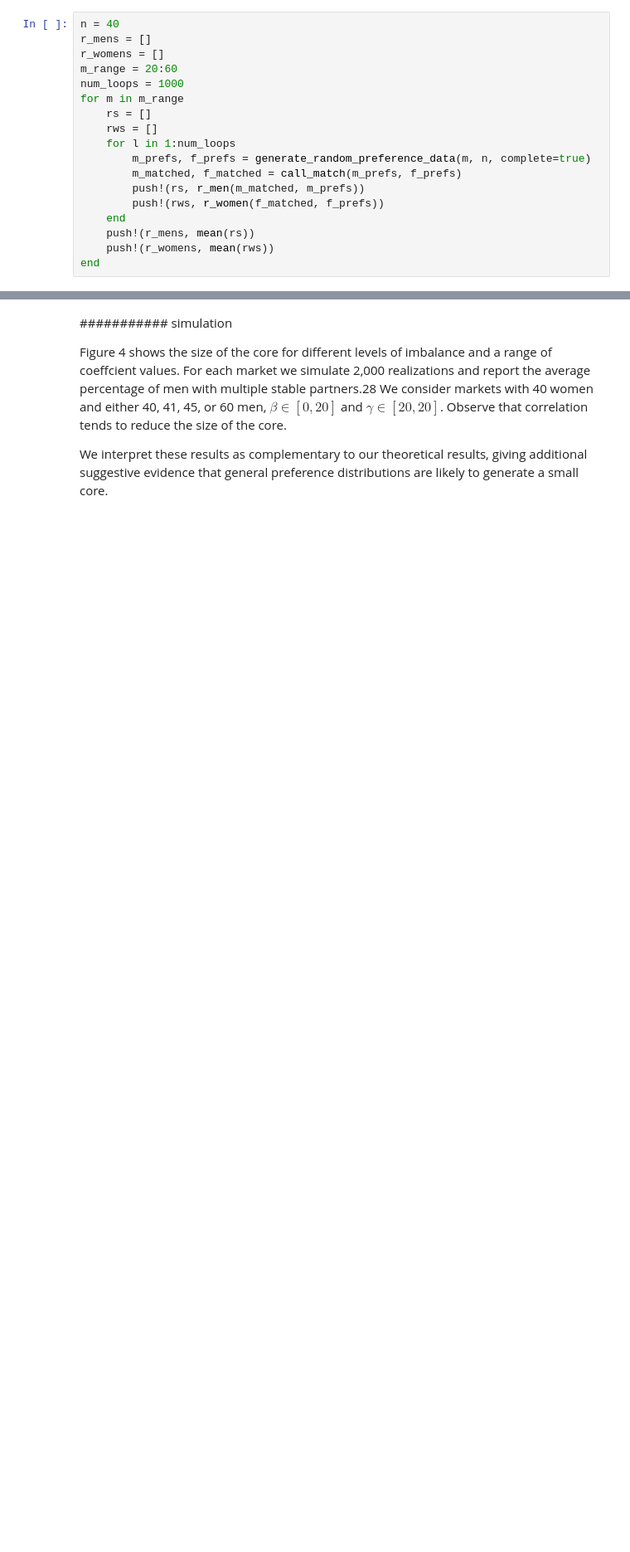
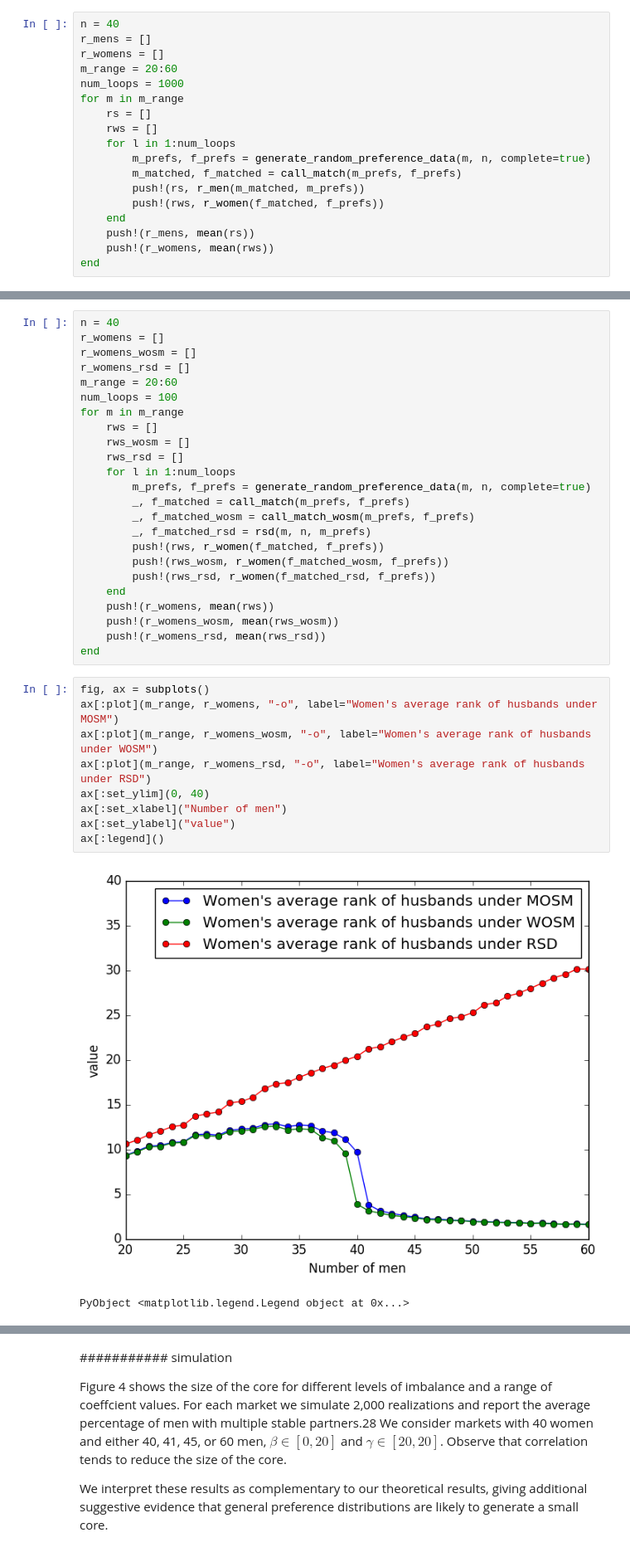
Before and after one commit to nswa17/gasshuku, a Jupyter notebook: Unbalanced Matching Markets The Stark Effect of Competition.ipynb, the cells around one changed output, grey strips where cells are left out. Shown at 83% size. Drawn from its saved outputs; the diff is of its cells as text; blank space fills up the shorter version.

```diff
--- a/Unbalanced Matching Markets The Stark Effect of Competition.ipynb
+++ b/Unbalanced Matching Markets The Stark Effect of Competition.ipynb
@@ -182,3 +231,39 @@ PyObject <matplotlib.legend.Legend object at 0x...>
+# %%
+n = 40
+r_womens = []
+r_womens_wosm = []
+r_womens_rsd = []
+m_range = 20:60
+num_loops = 100
+for m in m_range
+    rws = []
+    rws_wosm = []
+    rws_rsd = []
+    for l in 1:num_loops
+        m_prefs, f_prefs = generate_random_preference_data(m, n, complete=true)
+        _, f_matched = call_match(m_prefs, f_prefs)
+        _, f_matched_wosm = call_match_wosm(m_prefs, f_prefs)
+        _, f_matched_rsd = rsd(m, n, m_prefs)
+        push!(rws, r_women(f_matched, f_prefs))
+        push!(rws_wosm, r_women(f_matched_wosm, f_prefs))
+        push!(rws_rsd, r_women(f_matched_rsd, f_prefs))
+    end
+    push!(r_womens, mean(rws))
+    push!(r_womens_wosm, mean(rws_wosm))
+    push!(r_womens_rsd, mean(rws_rsd))
+end
+# %%
+fig, ax = subplots()
+ax[:plot](m_range, r_womens, "-o", label="Women's average rank of husbands under MOSM")
+ax[:plot](m_range, r_womens_wosm, "-o", label="Women's average rank of husbands under WOSM")
+ax[:plot](m_range, r_womens_rsd, "-o", label="Women's average rank of husbands under RSD")
+ax[:set_ylim](0, 40)
+ax[:set_xlabel]("Number of men")
+ax[:set_ylabel]("value")
+ax[:legend]()
+# %% [output]
+[figure, added]
+PyObject <matplotlib.legend.Legend object at 0x...>
 # %%
 n = 40
 r_mens = []
```
Also changed, not shown: parts of 55 cells of this notebook, 1 other file.
